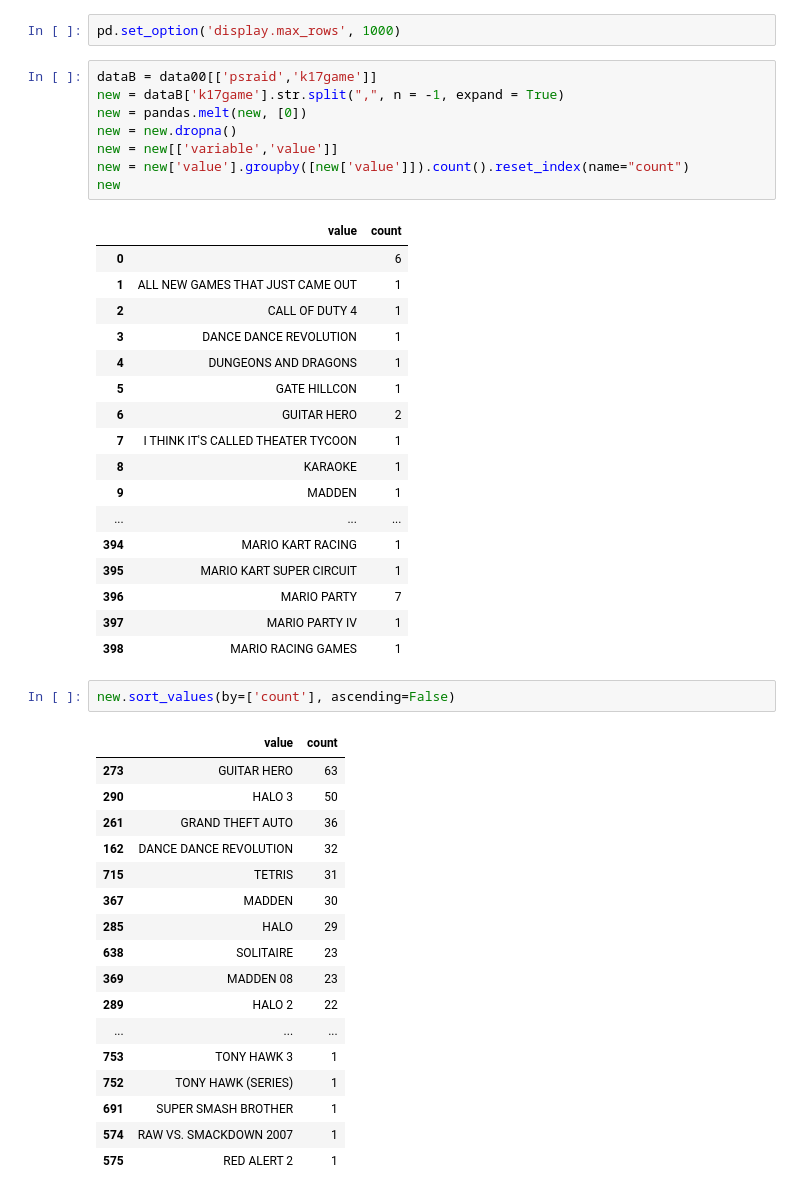
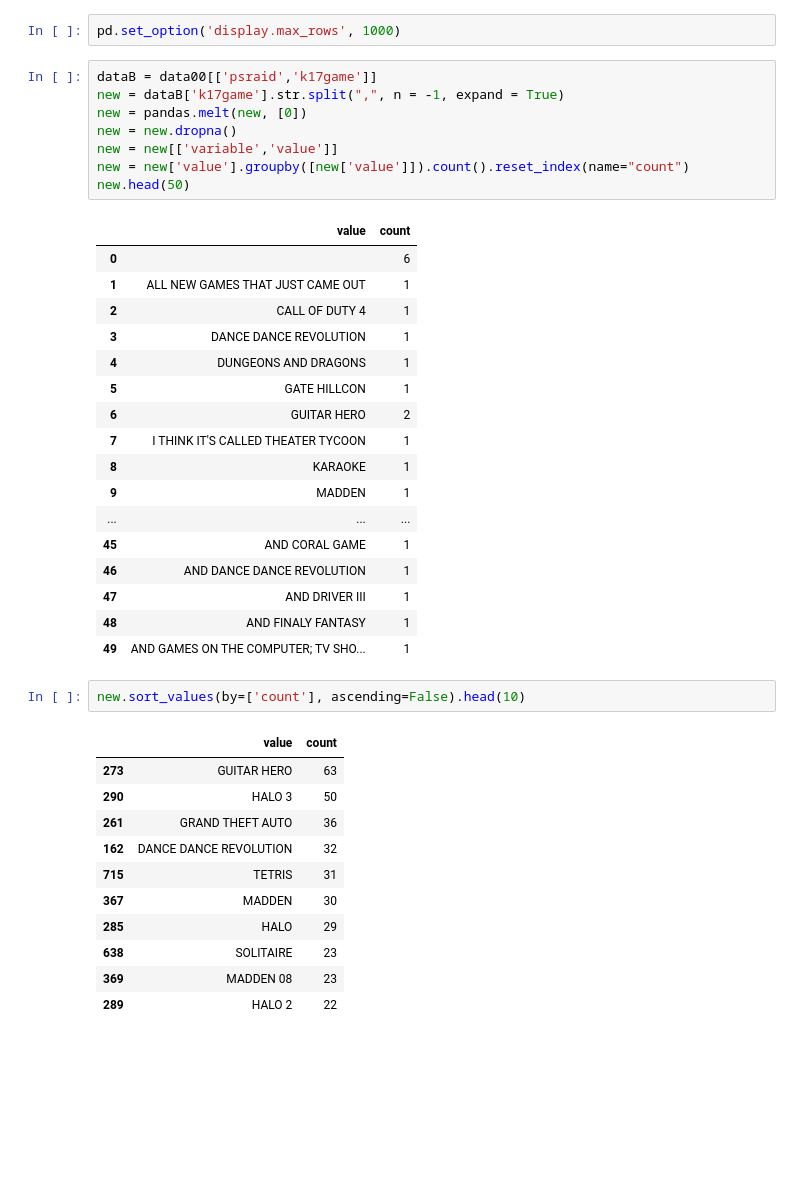
Before and after one commit to annakirklandsmith/gaming-research, a Jupyter notebook: Research.ipynb, the cells around one changed output. Saved outputs shown, nothing was run; the diff lists cells and outputs as text; blank space fills up the shorter version.

```diff
--- a/Research.ipynb
+++ b/Research.ipynb
@@ -107,7 +101,7 @@ new = pandas.melt(new, [0])
 new = new.dropna()
 new = new[['variable','value']]
 new = new['value'].groupby([new['value']]).count().reset_index(name="count")
-new
+new.head(50)
 # %% [output]
 |  | value | count |
 | 0 |  | 6 |
@@ -121,28 +115,22 @@ new
 | 8 | KARAOKE | 1 |
 | 9 | MADDEN | 1 |
 | ... | ... | ... |
-| 394 | MARIO KART RACING | 1 |
-| 395 | MARIO KART SUPER CIRCUIT | 1 |
-| 396 | MARIO PARTY | 7 |
-| 397 | MARIO PARTY IV | 1 |
-| 398 | MARIO RACING GAMES | 1 |
+| 45 | AND CORAL GAME | 1 |
+| 46 | AND DANCE DANCE REVOLUTION | 1 |
+| 47 | AND DRIVER III | 1 |
+| 48 | AND FINALY FANTASY | 1 |
+| 49 | AND GAMES ON THE COMPUTER; TV SHO... | 1 |
 # %%
-new.sort_values(by=['count'], ascending=False)
+new.sort_values(by=['count'], ascending=False).head(10)
 # %% [output]
 |  | value | count |
 | 273 | GUITAR HERO | 63 |
 | 290 | HALO 3 | 50 |
 | 261 | GRAND THEFT AUTO | 36 |
 | 162 | DANCE DANCE REVOLUTION | 32 |
 | 715 | TETRIS | 31 |
 | 367 | MADDEN | 30 |
 | 285 | HALO | 29 |
 | 638 | SOLITAIRE | 23 |
 | 369 | MADDEN 08 | 23 |
 | 289 | HALO 2 | 22 |
-| ... | ... | ... |
-| 753 | TONY HAWK 3 | 1 |
-| 752 | TONY HAWK (SERIES) | 1 |
-| 691 | SUPER SMASH BROTHER | 1 |
-| 574 | RAW VS. SMACKDOWN 2007 | 1 |
-| 575 | RED ALERT 2 | 1 |
```
Also changed, not shown: parts of 24 cells of this notebook.
